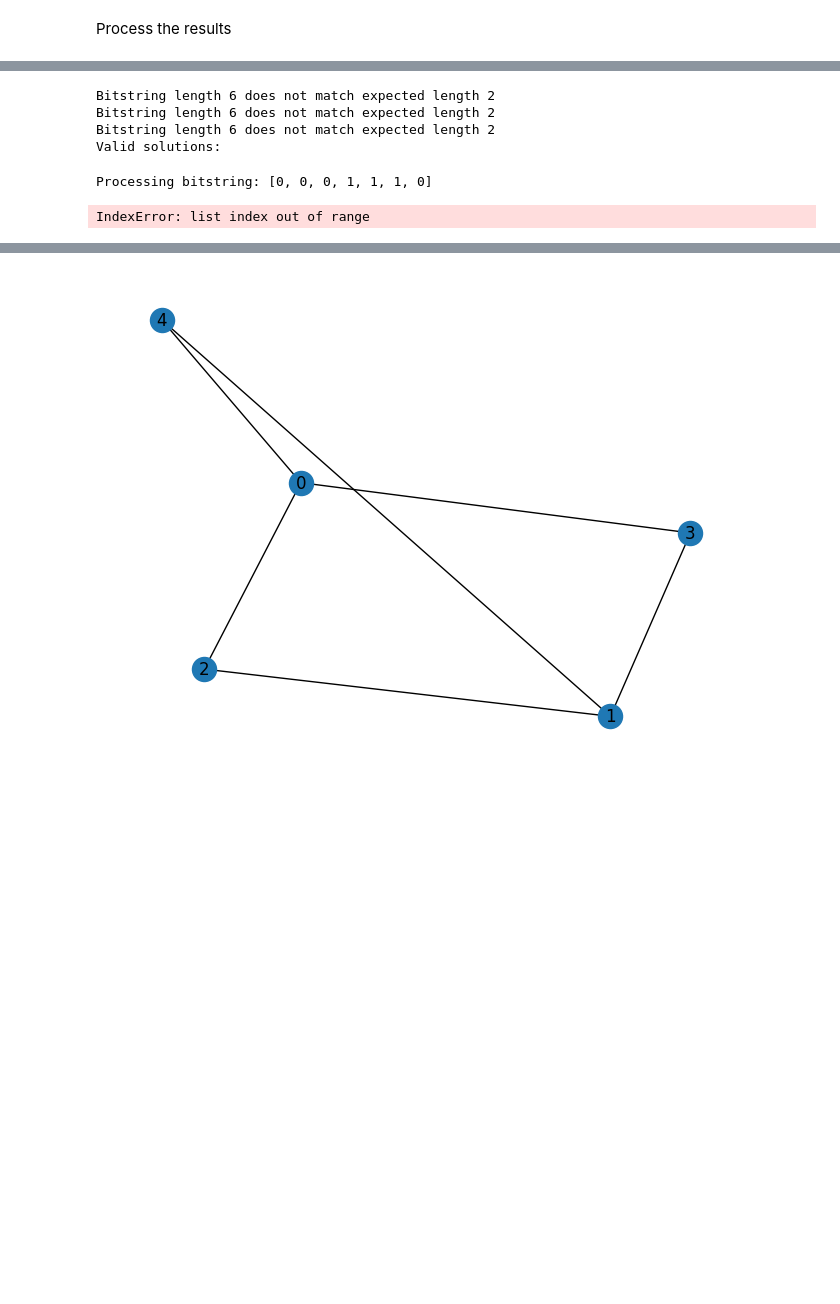
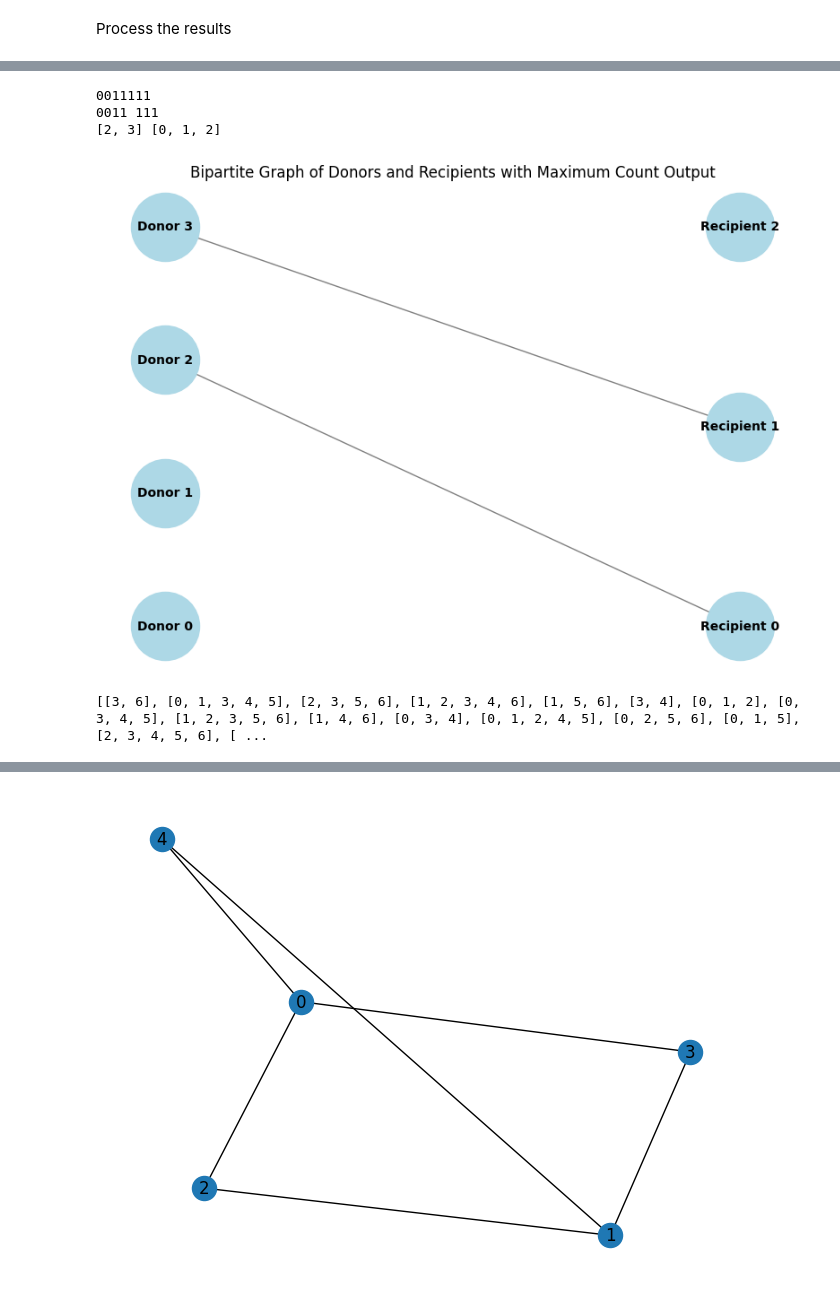
Before and after one commit to yagizdas/prototype, a Jupyter notebook: jpp.ipynb, the cells around one changed output, grey strips where cells are left out. Saved outputs shown, nothing was run; the diff lists cells and outputs as text; code cells hidden in the pictures; blank space fills up the shorter version.

```diff
--- a/jpp.ipynb
+++ b/jpp.ipynb
@@ -357,29 +265,50 @@ Expected length: 7
-# %%
-bitstring = [
-    "101010",  # Example bitstring
-    "010101",
-    "111000"
-]
-valid_solutions = filter_solutions(bitstring, 2, 1)
-
-print("Valid solutions:")
-for solution in valid_solutions:
-    print(solution)
-# %% [output]
-Bitstring length 6 does not match expected length 2
-Bitstring length 6 does not match expected length 2
-Bitstring length 6 does not match expected length 2
-Valid solutions:
-# %%
-top_valid_solutions = []
-top_valid_solutions = filter_valid_solutions(quantum_preds, num_donors,num_receivers)
-
-print("Valid solutions:")
-for solution in top_valid_solutions:
-    print(solution)
-# %% [output]
-Processing bitstring: [0, 0, 0, 1, 1, 1, 0]
-IndexError: list index out of range
+# %%
+max_count_bitstring = "0011111"
+print(max_count_bitstring)
+donor_bits = max_count_bitstring[:num_donors]  # First 4 qubits for donors
+recipient_bits = max_count_bitstring[num_donors:]  # Last 3 qubits for recipients
+print(donor_bits,recipient_bits)
+active_donors = [i for i, bit in enumerate(donor_bits) if bit == '1']
+active_recipients = [i for i, bit in enumerate(recipient_bits) if bit == '1']
+print(active_donors,active_recipients)
+S = nx.Graph()
+donor_nodes = [f"Donor {i}" for i in range(num_donors)]
+recipient_nodes = [f"Recipient {j}" for j in range(num_receivers)]
+S.add_nodes_from(donor_nodes, bipartite=0)
+S.add_nodes_from(recipient_nodes, bipartite=1)
+
+used_recipients = set()
+for donor in active_donors:
+    for recipient in active_recipients:
+        # Ensure only one connection per donor and recipient
+        if recipient not in used_recipients:
+            S.add_edge(f"Donor {donor}", f"Recipient {recipient}")
+            used_recipients.add(recipient)
+            break
+
+positions = nx.bipartite_layout(S, donor_nodes)
+
+plt.figure(figsize=(10, 7))
+plt.title("Bipartite Graph of Donors and Recipients with Maximum Count Output")
+nx.draw(S, positions, with_labels=True, node_size=3000, node_color='lightblue', font_size=10, font_weight='bold', edge_color='gray')
+plt.show()
+# %% [output]
+0011111
+0011 111
+[2, 3] [0, 1, 2]
+[figure, added]
+# %%
+
+quantum_preds = []
+for bitstring in counts:
+    temp = []
+    for pos, bit in enumerate(bitstring):
+        if bit == '1':
+            temp.append(pos)
+    quantum_preds.append(temp)
+print(quantum_preds)
+# %% [output]
+[[3, 6], [0, 1, 3, 4, 5], [2, 3, 5, 6], [1, 2, 3, 4, 6], [1, 5, 6], [3, 4], [0, 1, 2], [0, 3, 4, 5], [1, 2, 3, 5, 6], [1, 4, 6], [0, 3, 4], [0, 1, 2, 4, 5], [0, 2, 5, 6], [0, 1, 5], [2, 3, 4, 5, 6], [ ...
 # %%
 # Calculate classical cuts for comparison
 sub_lists = []
```
Also changed, not shown: parts of 5 cells of this notebook, 3 other files.
